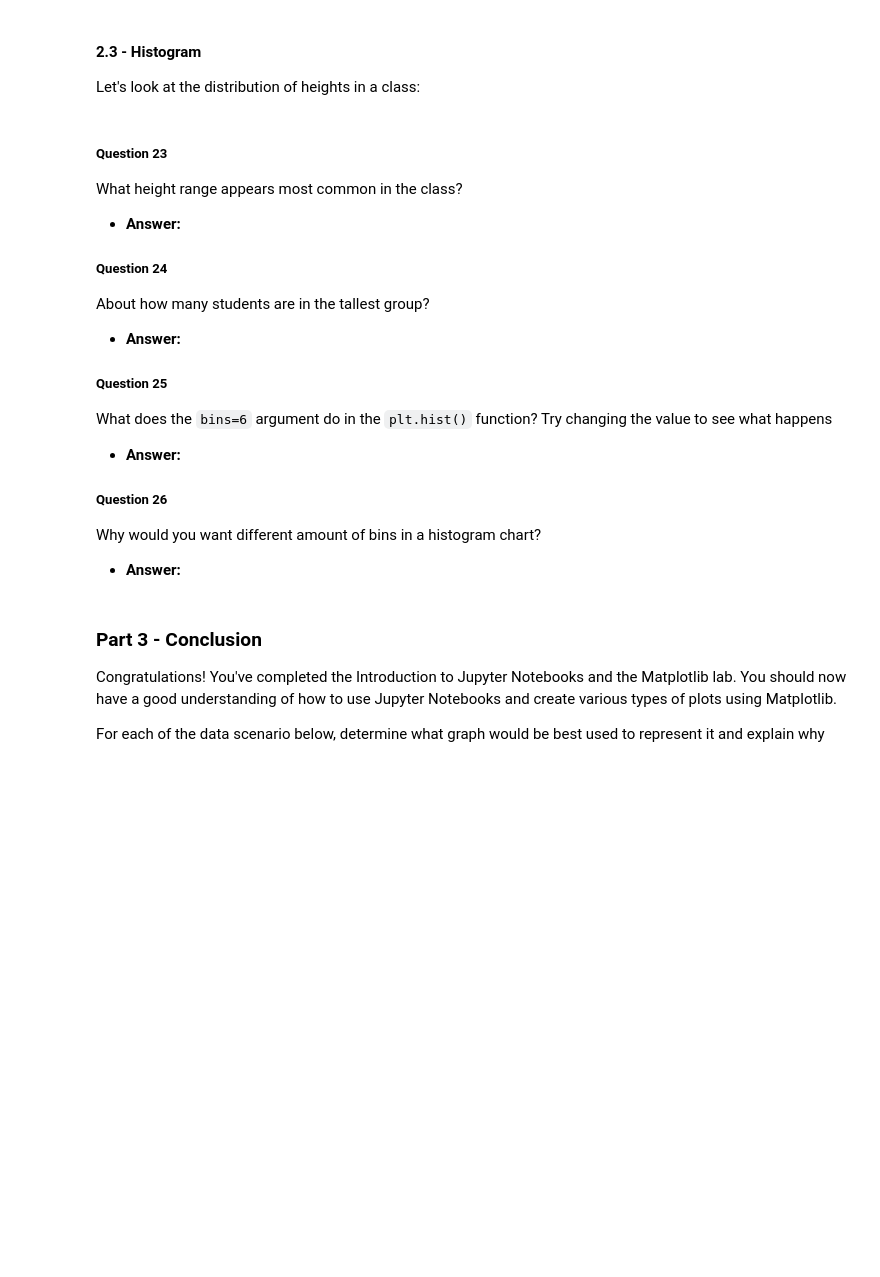
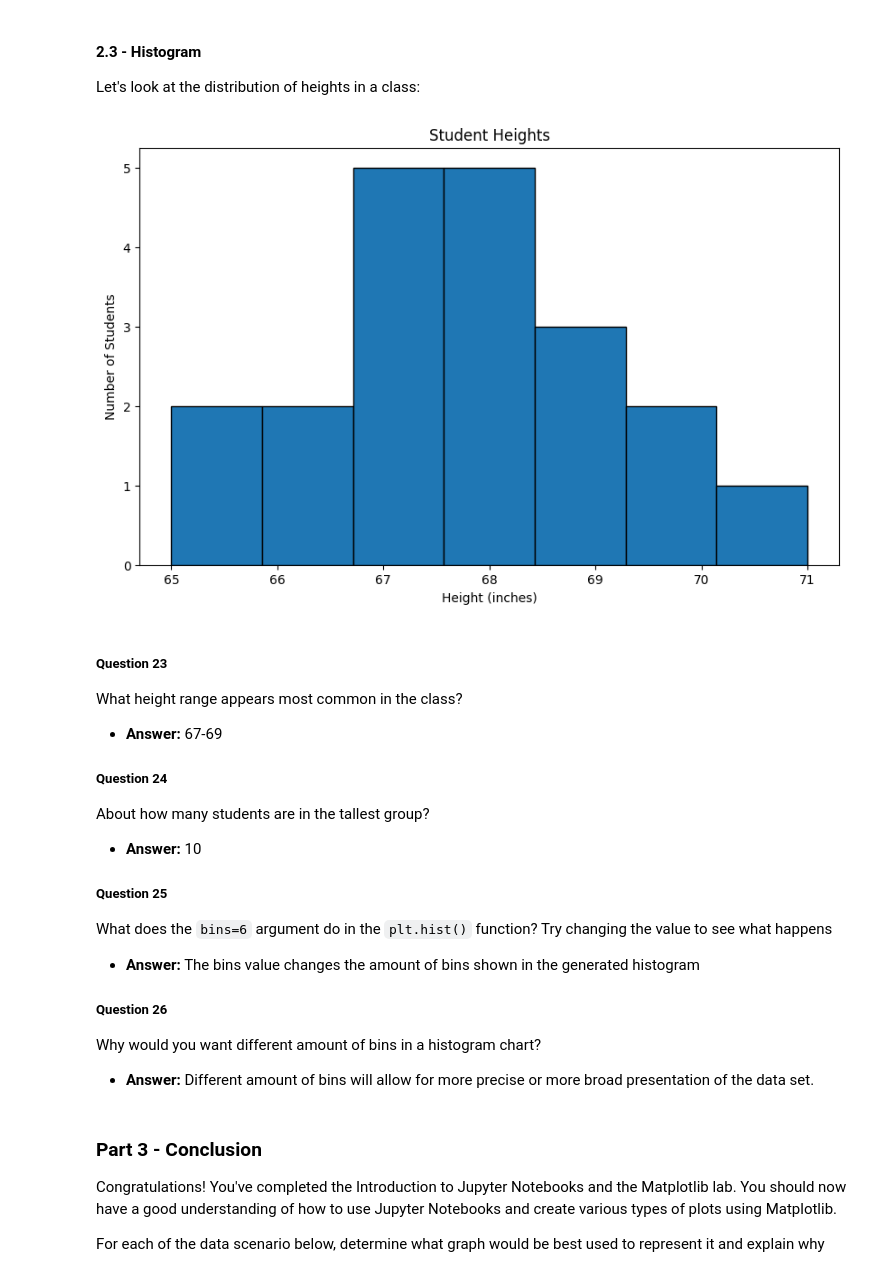
Before and after one commit to Candog85/unit-3-data-science, a Jupyter notebook: 00_intro.ipynb, the cells around one changed output. Saved outputs shown, nothing was run; the diff lists cells and outputs as text; code cells hidden in the pictures; blank space fills up the shorter version.

```diff
--- a/00_intro.ipynb
+++ b/00_intro.ipynb
@@ -350,29 +354,31 @@ Let's look at the distribution of heights in a class:
 # %%
 heights = [65, 68, 67, 67, 70, 65, 68, 69, 66, 71,
            67, 68, 68, 69, 70, 67, 66, 67, 68, 69]
 
 plt.figure(figsize=(10, 6))
-plt.hist(heights, bins=6, edgecolor='black')
+plt.hist(heights, bins=7, edgecolor='black')
 plt.title('Student Heights')
 plt.xlabel('Height (inches)')
 plt.ylabel('Number of Students')
 plt.show()
+# %% [output]
+[figure, added]
 # %% [markdown]
 ##### Question 23
 What height range appears most common in the class?
-- **Answer:**
+- **Answer:** 67-69
 
 ##### Question 24
 About how many students are in the tallest group?
-- **Answer:**
+- **Answer:** 10
 
 ##### Question 25
 What does the `bins=6` argument do in the `plt.hist()` function? Try changing the value to see what happens
-- **Answer:**
+- **Answer:** The bins value changes the amount of bins shown in the generated histogram
 
 ##### Question 26
 Why would you want different amount of bins in a histogram chart?
-- **Answer:**
+- **Answer:** Different amount of bins will allow for more precise or more broad presentation of the data set.
 # %% [markdown]
 ### Part 3 - Conclusion
 Congratulations! You've completed the Introduction to Jupyter Notebooks and the Matplotlib lab. You should now have a good understanding of how to use Jupyter Notebooks and create various types of plots using Matplotlib.
```
Also changed, not shown: parts of 6 cells of this notebook, 2 other files.
